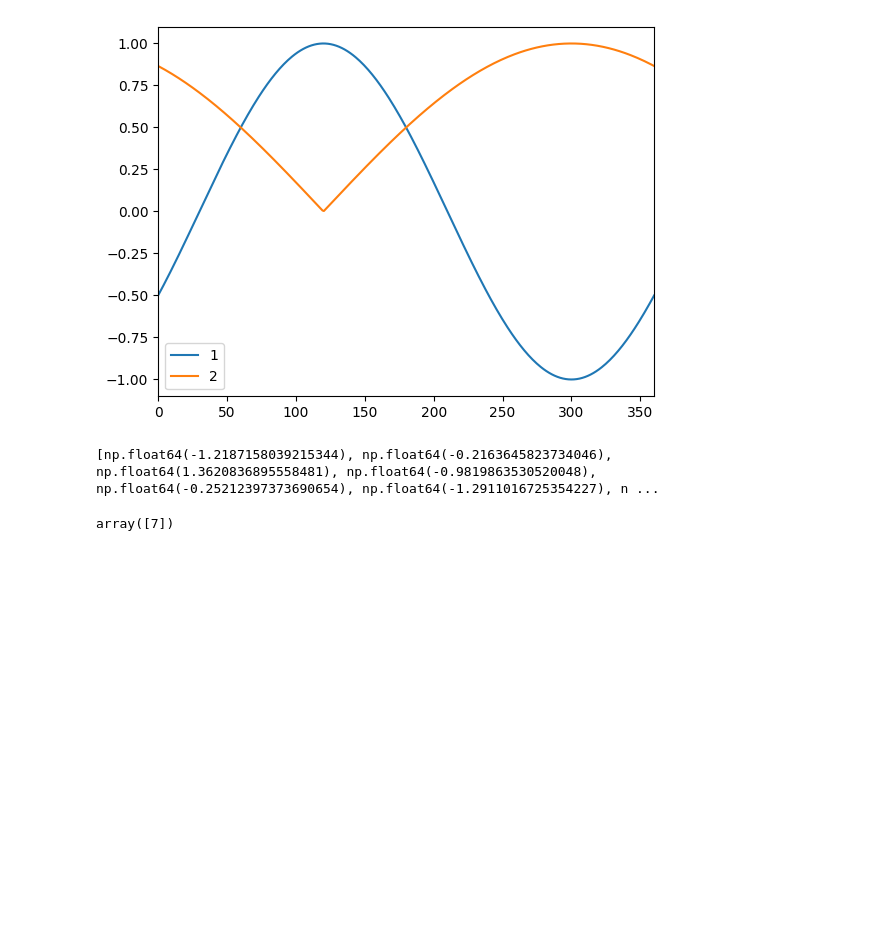
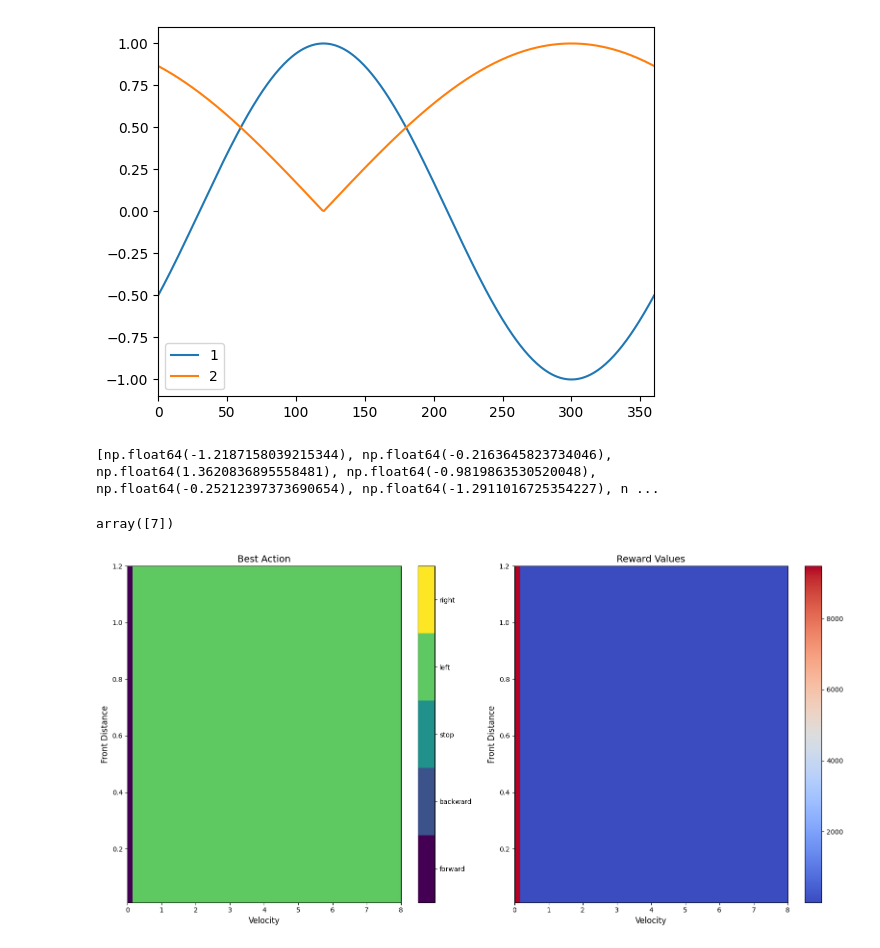
Before and after one commit to kluski777/O_moj_boze_jezus_maria, a Jupyter notebook: brudnopis.ipynb, the cells around one changed output. Saved outputs shown, nothing was run; the diff lists cells and outputs as text; code cells hidden in the pictures; blank space fills up the shorter version.

```diff
--- a/brudnopis.ipynb
+++ b/brudnopis.ipynb
@@ -22,3 +22,62 @@ np.digitize([0.5], sin_vals)
 # %% [output]
 [np.float64(-1.2187158039215344), np.float64(-0.2163645823734046), np.float64(1.3620836895558481), np.float64(-0.9819863530520048), np.float64(-0.25212397373690654), np.float64(-1.2911016725354227), n ...
 array([7])
+# %%
+import numpy as np
+import matplotlib.pyplot as plt
+from collections import defaultdict
+from importlib import reload
+from constants import *
+import approximation
+
+reload(approximation)
+
+class MockCar:
+        def __init__(self, vel):
+                self.vel = vel
+                self.to_plot_dict = defaultdict(list)
+
+res_v=50
+res_d=50
+actions = ['forward', 'backward', 'stop', 'left', 'right']
+vels = np.linspace(0, 8.0, res_v)
+dists = np.linspace(0.01, 1.2, res_d)
+policy_grid = np.zeros((res_d, res_v))
+reward_grid = np.zeros((res_d, res_v))
+
+for i, d in enumerate(dists):
+        for j, v in enumerate(vels):
+                car = MockCar(v)
+                previous_action = 'left'
+                state=[np.array([0.075, 0.53 , 0.385, 0.305, 0.29 ]), np.array([1., 1., 1., 1., 1.]), np.float64(0.91), v]
+                cos = 1 - 2 * (np.sign(state[2]) * abs(state[2])**(1/3))**2
+                rewards = [approximation.action_rewards(state, a, cos, car, previous_action, show=False) for a in actions]
+                policy_grid[i, j], reward_grid[i, j] = np.argmax(rewards), np.max(rewards)
+
+fig, (ax1, ax2) = plt.subplots(1, 2, figsize=(16, 8))
+
+# Left plot - actions
+n_actions = len(actions)
+cmap = plt.get_cmap('viridis', n_actions)
+im1 = ax1.imshow(policy_grid, origin='lower', aspect='auto',
+        extent=[vels[0], vels[-1], dists[0], dists[-1]],
+        cmap=cmap, vmin=-0.5, vmax=n_actions - 0.5)
+ax1.set_xlabel('Velocity', fontsize=12)
+ax1.set_ylabel('Front Distance', fontsize=12)
+ax1.set_title('Best Action', fontsize=14)
+cbar1 = plt.colorbar(im1, ax=ax1, ticks=range(n_actions))
+cbar1.ax.set_yticklabels(actions)
+
+# Right plot - reward values
+im2 = ax2.imshow(reward_grid, origin='lower', aspect='auto',
+        extent=[vels[0], vels[-1], dists[0], dists[-1]],
+        cmap='coolwarm')
+ax2.set_xlabel('Velocity', fontsize=12)
+ax2.set_ylabel('Front Distance', fontsize=12)
+ax2.set_title('Reward Values', fontsize=14)
+plt.colorbar(im2, ax=ax2)
+
+plt.tight_layout()
+plt.show()
+# %% [output]
+[figure, added]
```
Also changed, not shown: 10 other files.
